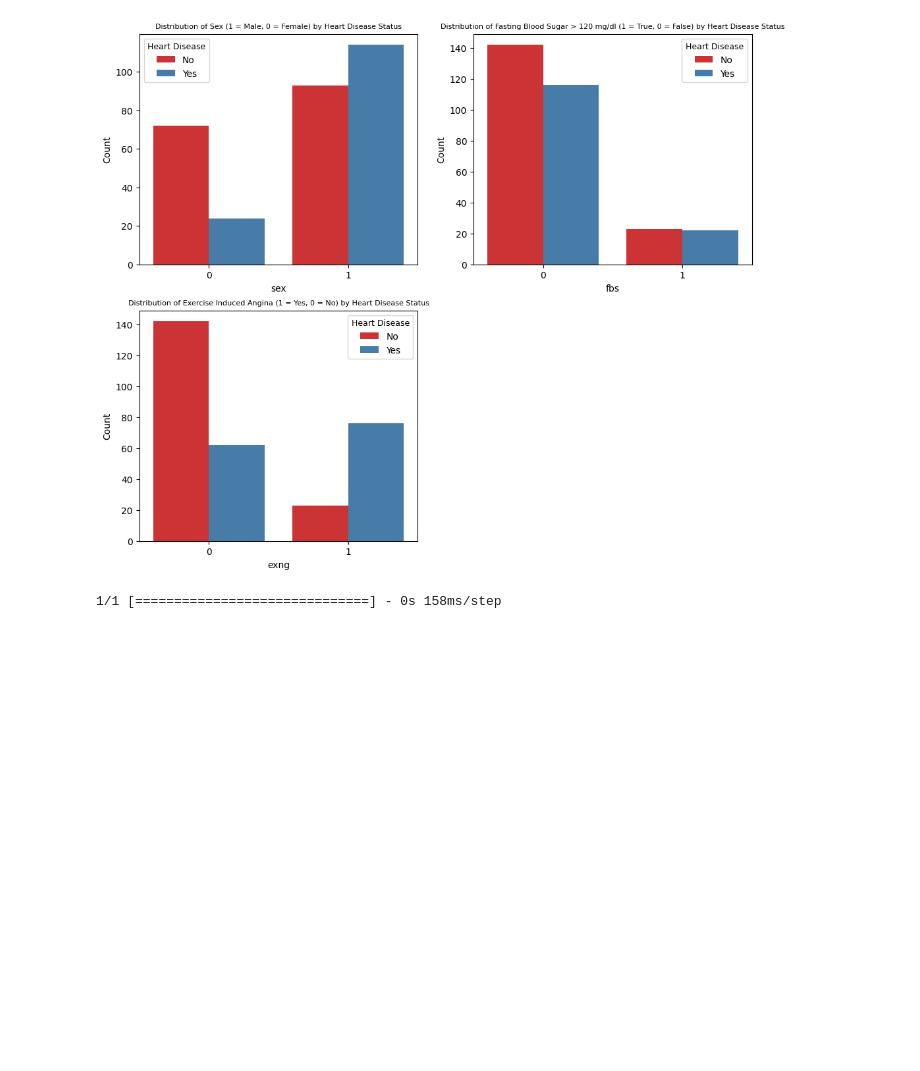
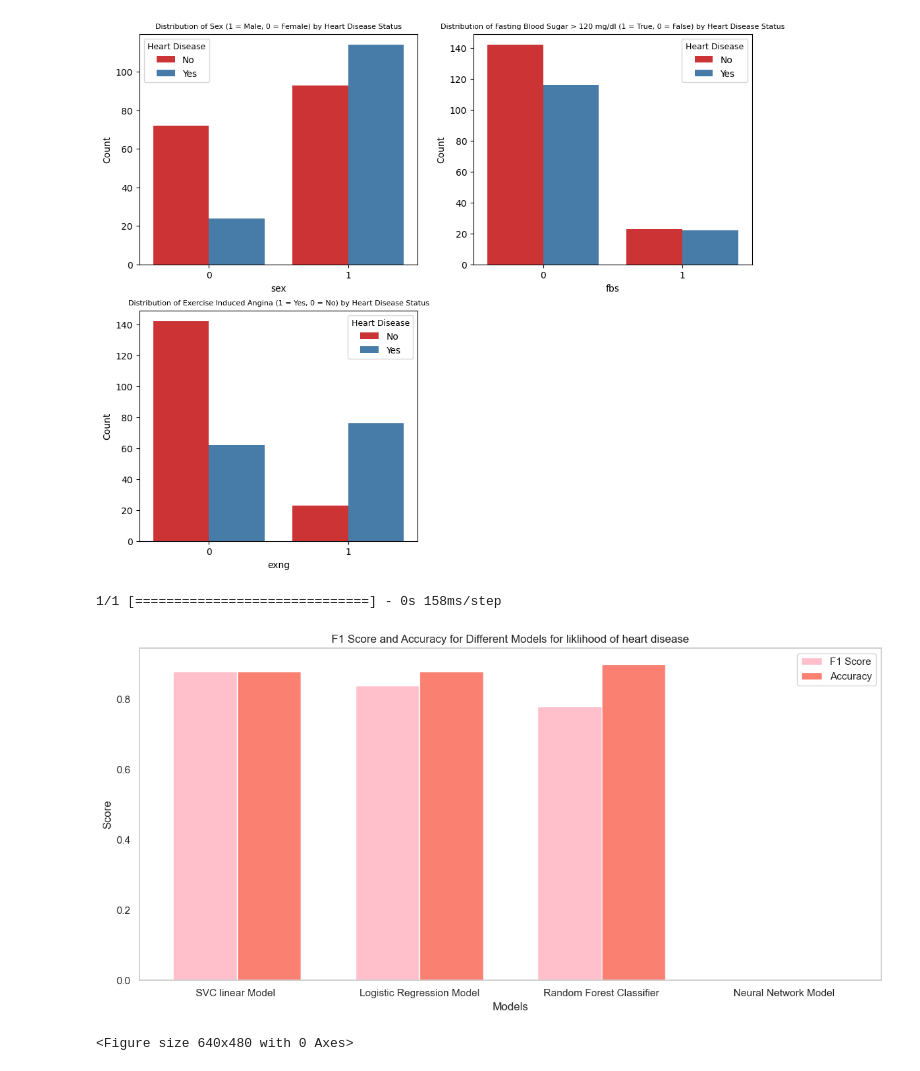
Before and after one commit to Deepika-GH/Project-4-HeartAttack_Analysis_Prediction, a Jupyter notebook: Final_Analysis.ipynb, the cells around one changed output. Saved outputs shown, nothing was run; the diff lists cells and outputs as text; code cells hidden in the pictures; blank space fills up the shorter version.

Commit message:
Add files via upload
graphs

```diff
--- a/Final_Analysis.ipynb
+++ b/Final_Analysis.ipynb
@@ -1051,3 +1051,53 @@ input_valuesz_reshaped=input_value_numpy.reshape(1,-1)
 prediction=model.predict(input_valuesz_reshaped)
 # %% [output]
 1/1 [==============================] - 0s 158ms/step
+# %%
+
+
+model_data = {
+    'Model': ['SVC linear Model ', 'Logistic Regression Model', 'Random Forest Classifier', 'Neural Network Model'],
+    'F1 Score': [0.88, 0.84, 0.78, 0.00],
+    'Precision': [0.88, 0.88, 0.90, 0.00]
+}
+
+df = pd.DataFrame(model_data)
+# %%
+import matplotlib.pyplot as plt
+import seaborn as sns
+import numpy as np
+
+# Set the style for the plot (optional but enhances readability)
+sns.set(style="whitegrid")
+
+# Create a bar plot with F1 Score and Accuracy side by side
+plt.figure(figsize=(12, 6))
+
+# Define the width of each bar
+bar_width = 0.35
+index = np.arange(len(df['Model']))
+
+# Plot F1 Score bars
+plt.bar(index - bar_width/2, df['F1 Score'], bar_width, color='pink', label='F1 Score')
+
+# Plot Accuracy bars
+plt.bar(index + bar_width/2, df['Precision'], bar_width, color='salmon', label='Accuracy')
+
+# Customize x-axis ticks and labels
+plt.xlabel('Models')
+plt.ylabel('Score')
+plt.title('F1 Score and Accuracy for Different Models for liklihood of heart disease')
+plt.xticks(index, df['Model'])
+
+# Add a legend
+plt.legend(loc='upper right')
+
+# Show the plot
+plt.grid(False)
+plt.tight_layout()
+plt.show()
+
+#saving the file
+plt.savefig('Visuals/likelihood_of_heart_disease.png',)
+# %% [output]
+[figure, added]
+<Figure size 640x480 with 0 Axes>
```
Also changed, not shown: parts of 9 cells of this notebook.
